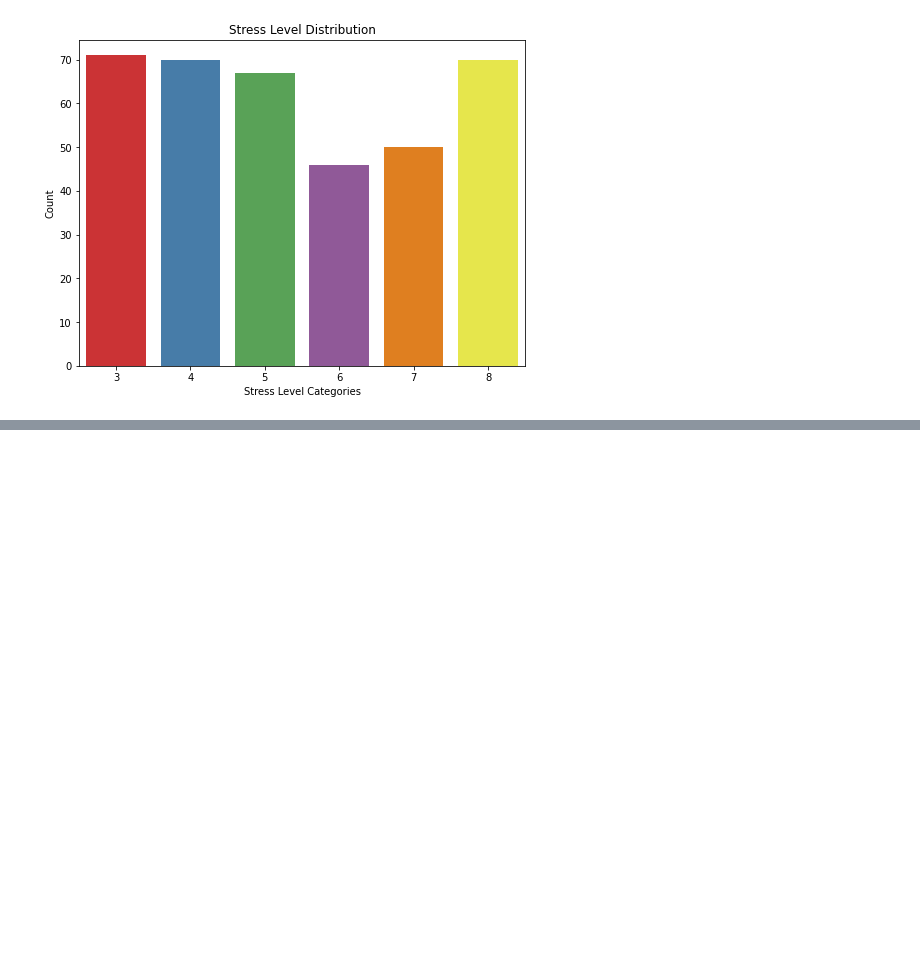
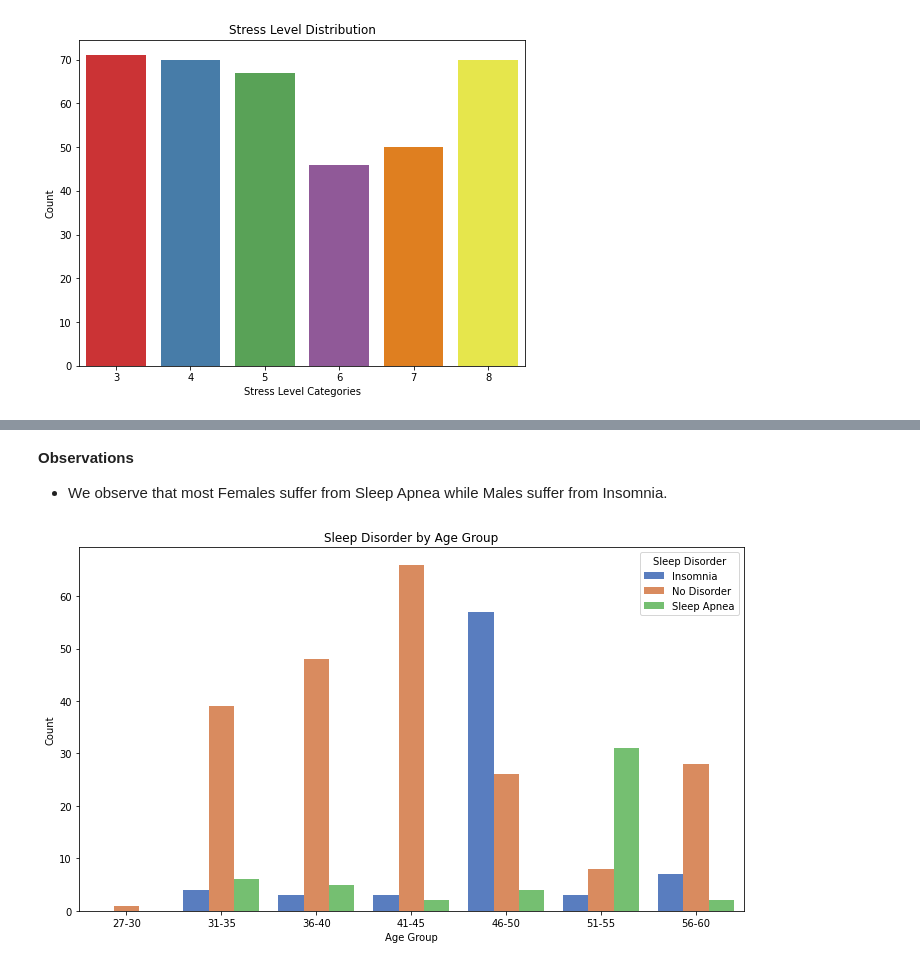
Before and after one commit to jgatharia/Health_and_Sleep_Relation_Project, a Jupyter notebook: health_and_wellness.ipynb, the cells around one changed output, grey strips where cells are left out. Cells and saved outputs as stored; diff of their text form; code cells hidden in the pictures; blank space fills up the shorter version.

```diff
--- a/health_and_wellness.ipynb
+++ b/health_and_wellness.ipynb
@@ -286,0 +311,21 @@ plt.show();
+# %% [markdown]
+**Observations**
+
+* We observe that most Females suffer from Sleep Apnea while Males suffer from Insomnia.
+# %%
+# Sleep disorder by Age
+health_wellness_df['Age Group'] = pd.cut(
+    health_wellness_df['Age'],
+    bins=[0, 27, 31, 36, 41, 46, 51, 56],
+    labels=['27-30', '31-35', '36-40', '41-45', '46-50', '51-55', '56-60']) #Create age groups
+
+age_sleep = health_wellness_df.groupby(['Age Group', 'Sleep Disorder']).size().reset_index(name='Count')
+plt.figure(figsize=(10, 6))
+sns.barplot(data=age_sleep, x='Age Group', y='Count', hue='Sleep Disorder', palette='muted')
+plt.title('Sleep Disorder by Age Group')
+plt.xlabel('Age Group')
+plt.ylabel('Count')
+plt.tight_layout()
+plt.show()
+# %% [output]
+[figure, added]
```
Also changed, not shown: parts of 17 cells of this notebook.
